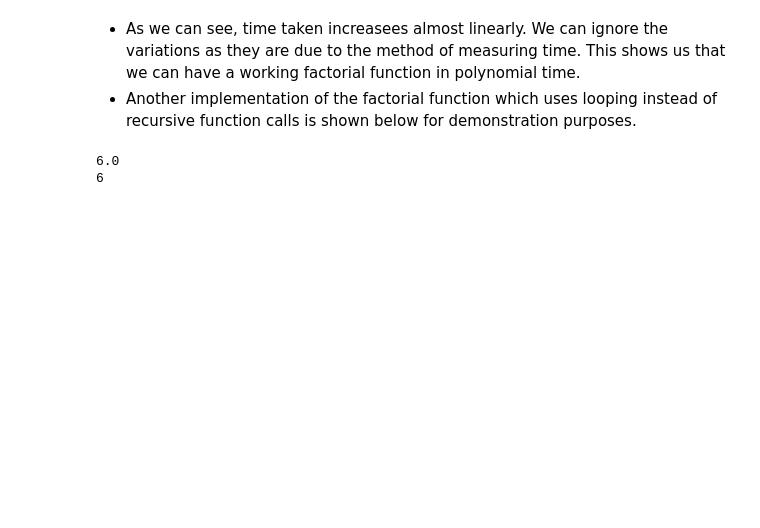
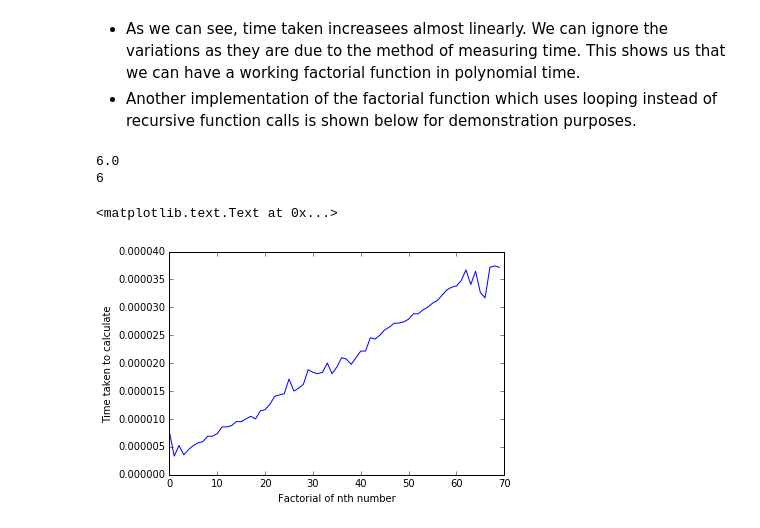
Before and after one commit to theSage21/notebooks, a Jupyter notebook: books/assignments/Factorial.ipynb, the cells around one changed output. Cells and saved outputs as stored; diff of their text form; code cells hidden in the pictures; blank space fills up the shorter version.

```diff
--- a/books/assignments/Factorial.ipynb
+++ b/books/assignments/Factorial.ipynb
@@ -41,3 +41,19 @@ print(fact(3))
 # %% [output]
 6.0
 6
+# %%
+time_taken, no = [], []
+for i in range(70):
+    no.append(i)
+
+    start = time.time()
+    f = loopfact(i)
+    stop = time.time()
+
+    time_taken.append(stop - start)
+plt.plot(no, time_taken)
+plt.xlabel('Factorial of nth number')
+plt.ylabel('Time taken to calculate')
+# %% [output]
+<matplotlib.text.Text at 0x...>
+[figure, added]
```
Also changed, not shown: parts of 1 cell of this notebook, 5 other files.
